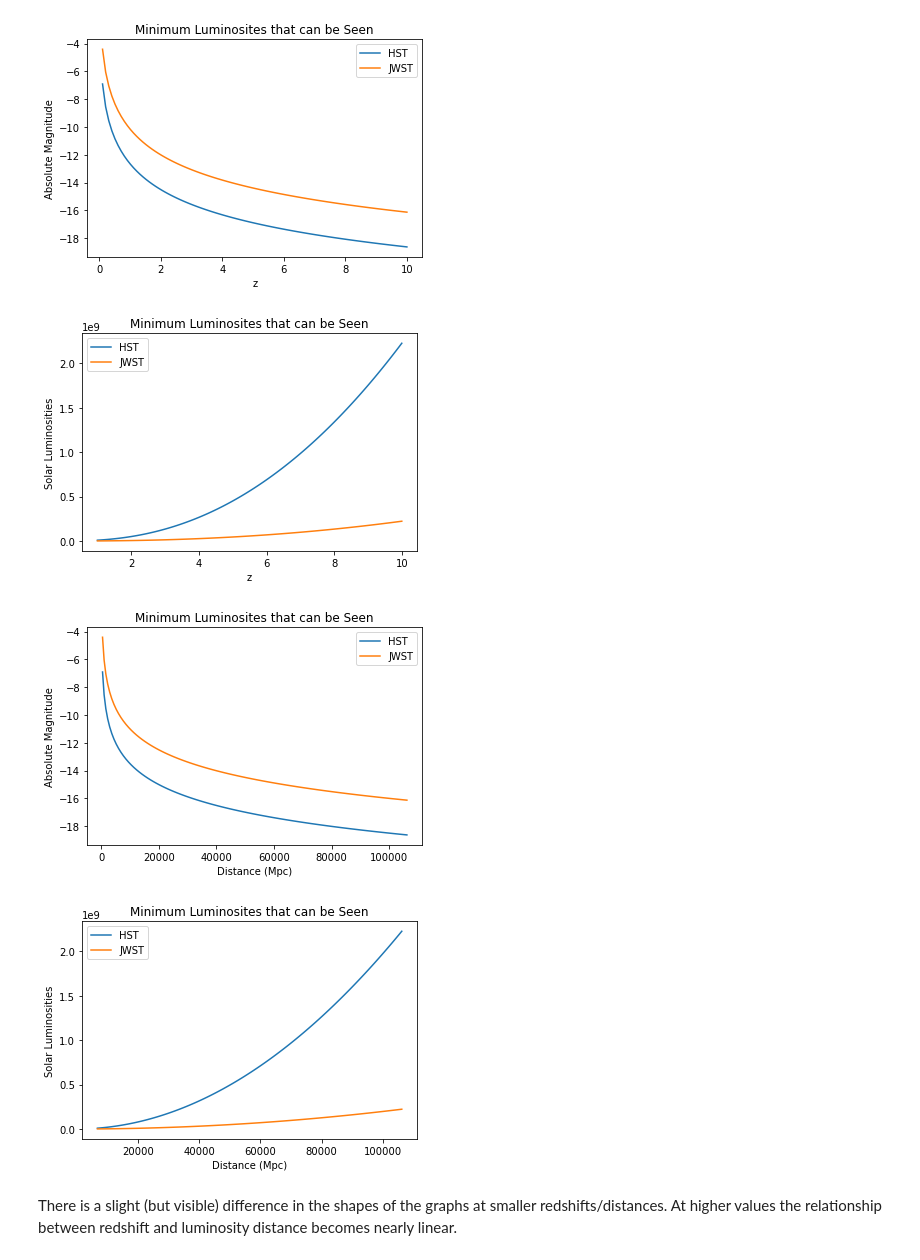
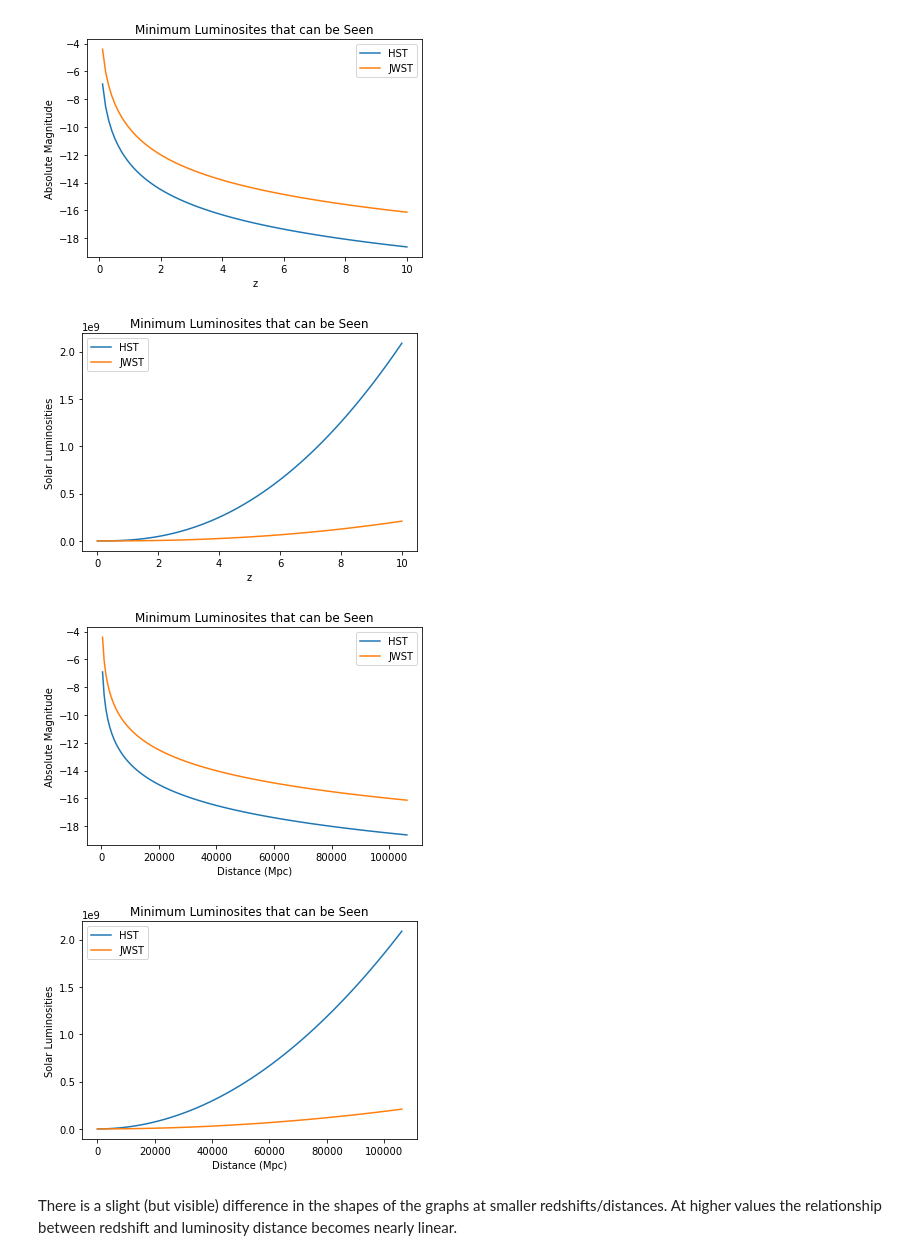
Before and after one commit to WillPugs/Phys321_midterm, a Jupyter notebook: Midterm2022.ipynb, the cells around one changed output. Drawn from its saved outputs; the diff is of its cells as text; code cells hidden in the pictures.

```diff
--- a/Midterm2022.ipynb
+++ b/Midterm2022.ipynb
@@ -137,7 +137,7 @@ def abs_mag(z, apparent, solar=False):
     Assume Planck15 cosmology
     """
     if solar: #units for conversion from wikipedia
-        power = -((apparent-Planck15.distmod(z).value)-4.74)/5
+        power = -((apparent-Planck15.distmod(z).value)-4.67)/5
         return 100**power
     return apparent-Planck15.distmod(z).value
 
@@ -157,22 +157,21 @@ plt.show()
 # %% [output]
 [figure]
 # %%
-#change range for plot visibility
-redshifts = np.linspace(1, 10, 100)
+redshifts = np.linspace(0, 10, 100)
 abs_HST = abs_mag(redshifts, 31.5, True)
 abs_JWST = abs_mag(redshifts, 34, True)
 
 plt.figure()
 plt.plot(redshifts, abs_HST, label='HST')
 plt.plot(redshifts, abs_JWST, label='JWST')
 
 plt.title('Minimum Luminosites that can be Seen')
 plt.xlabel('z')
 plt.ylabel('Solar Luminosities')
 plt.legend()
 plt.show()
 # %% [output]
-[figure, old version]
+[figure, new version]
 # %%
 redshifts = np.linspace(0, 10, 100)
 x = Planck15.luminosity_distance(redshifts).value #redshifts to distance
@@ -189,8 +188,8 @@ plt.ylabel('Absolute Magnitude')
 plt.legend()
 plt.show()
 
-#change range for plot visibility
-redshifts = np.linspace(1, 10, 100)
+
+redshifts = np.linspace(0, 10, 100)
 x = Planck15.luminosity_distance(redshifts).value #redshifts to distance
 abs_HST = abs_mag(redshifts, 31.5, True)
 abs_JWST = abs_mag(redshifts, 34, True)
@@ -206,7 +205,7 @@ plt.legend()
 plt.show()
 # %% [output]
 [figure]
-[figure, old version]
+[figure, new version]
 # %% [markdown]
 There is a slight (but visible) difference in the shapes of the graphs at smaller redshifts/distances. At higher values the relationship between redshift and luminosity distance becomes nearly linear.
 # %% [markdown]
```
Also changed, not shown: parts of 5 cells of this notebook.
